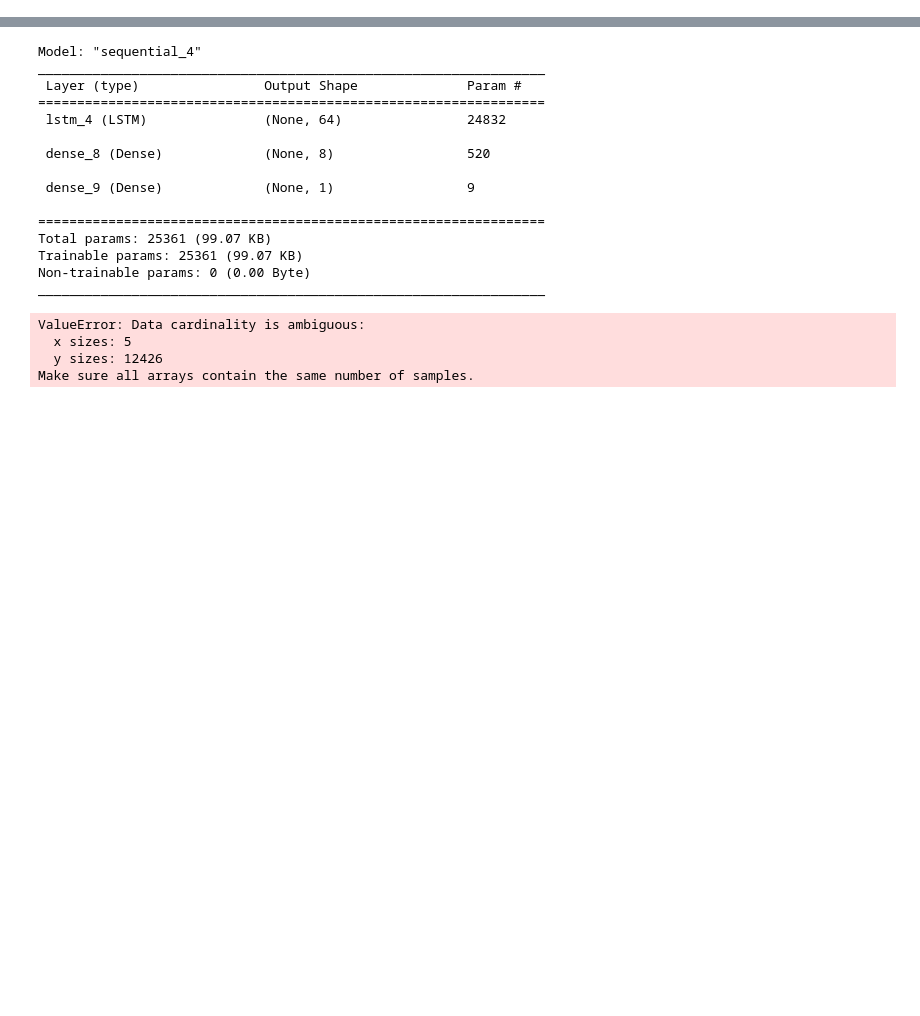
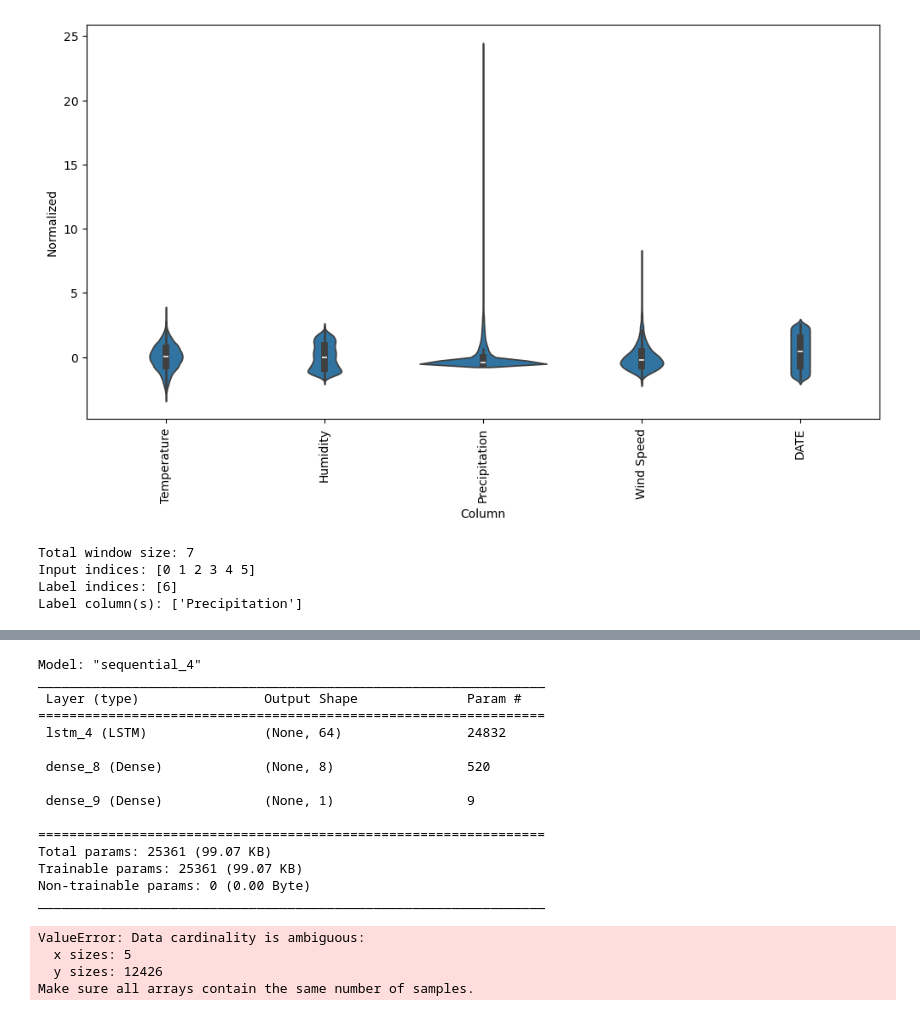
Before and after one commit to KVcoder/Cary_Temperature, a Jupyter notebook: fail.ipynb, the cells around one changed output, grey strips where cells are left out. Cells and saved outputs as stored; diff of their text form; code cells hidden in the pictures; blank space fills up the shorter version.

```diff
--- a/Cary_Weather_Predictor.ipynb
+++ b/fail.ipynb
@@ -26,0 +37,14 @@ x.head()
+# %%
+train_mean = trainDF.mean()
+train_STD = trainDF.std()
+
+trainDF = (trainDF - train_mean) / train_STD
+validDF = (validDF - train_mean) / train_STD
+# %%
+df_std = (x - train_mean) / train_STD
+df_std = df_std.melt(var_name='Column', value_name='Normalized')
+plt.figure(figsize=(12, 6))
+ax = sns.violinplot(x='Column', y='Normalized', data=df_std)
+_ = ax.set_xticklabels(x.keys(), rotation=90)
+# %% [output]
+[figure, added]
@@ -26,0 +124,9 @@ x.head()
+# %%
+w2 = WindowGenerator(input_width=6, label_width=1, shift=1,
+                     label_columns=['Precipitation'])
+w2
+# %% [output]
+Total window size: 7
+Input indices: [0 1 2 3 4 5]
+Label indices: [6]
+Label column(s): ['Precipitation']
```
Also changed, not shown: parts of 13 cells of this notebook, 2 other files.
